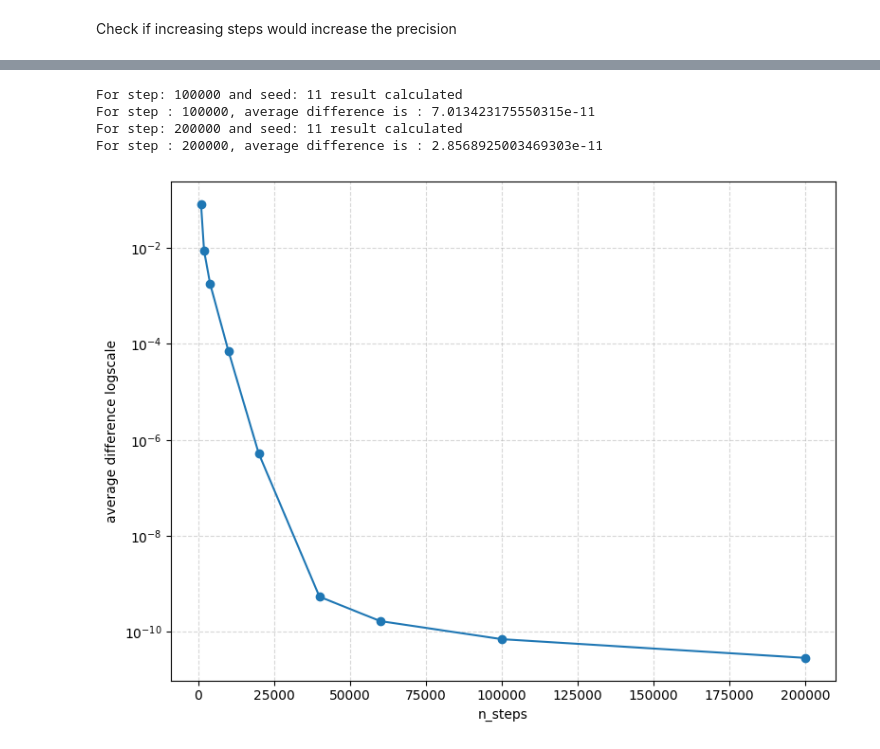
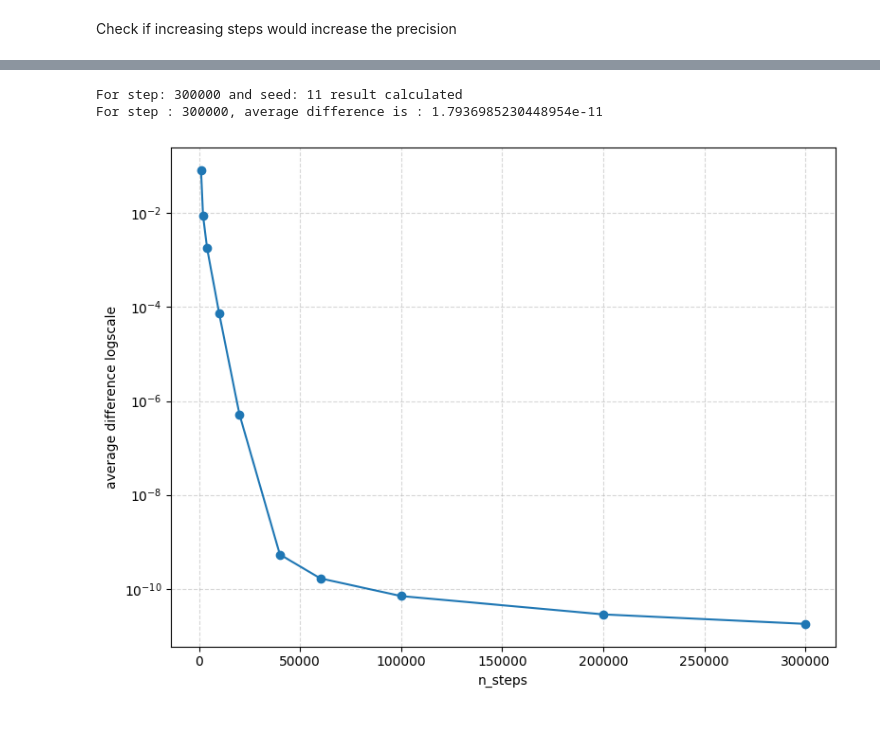
Before and after one commit to YommoY-official/MPQMasters, a Jupyter notebook: ruskai_supremum_optimisaiton.ipynb, the cells around one changed output, grey strips where cells are left out. Drawn from its saved outputs; the diff is of its cells as text; code cells hidden in the pictures.

```diff
--- a/ruskai_supremum_optimisaiton.ipynb
+++ b/ruskai_supremum_optimisaiton.ipynb
@@ -291,7 +291,7 @@ For step : 20000, average difference is : 5.20798144026946e-07
 # %%
 
 seed_list = [11];
-for n_steps in [100000,200000]:
+for n_steps in [300000]:
     ave = 0
     for seed in seed_list:
         opt = optimal_value(px,py)
@@ -306,20 +306,18 @@ for n_steps in [100000,200000]:
     step_ave_list.append(ave)
     print(f"For step : {n_steps}, average difference is : {ave}")
 # %% [output]
-For step: 100000 and seed: 11 result calculated
-For step : 100000, average difference is : 7.013423175550315e-11
-For step: 200000 and seed: 11 result calculated
-For step : 200000, average difference is : 2.8568925003469303e-11
+For step: 300000 and seed: 11 result calculated
+For step : 300000, average difference is : 1.7936985230448954e-11
 # %%
-all_steps = [1000,2000,4000, 10000,20000,40000,60000, 100000,200000]
+all_steps = [1000,2000,4000, 10000,20000,40000,60000, 100000,200000,300000]
 fig,ax = plt.subplots(figsize = (8,6))
 ax.semilogy(all_steps, step_ave_list, 'o-')
 ax.set_xlabel("n_steps")
 ax.set_ylabel("average difference logscale")
 ax.grid(True, which = 'both', linestyle = '--', alpha = 0.5)
 plt.tight_layout()
 
 plt.savefig('average_difference.png')
 plt.show()
 # %% [output]
-[figure, old version]
+[figure, new version]
```
